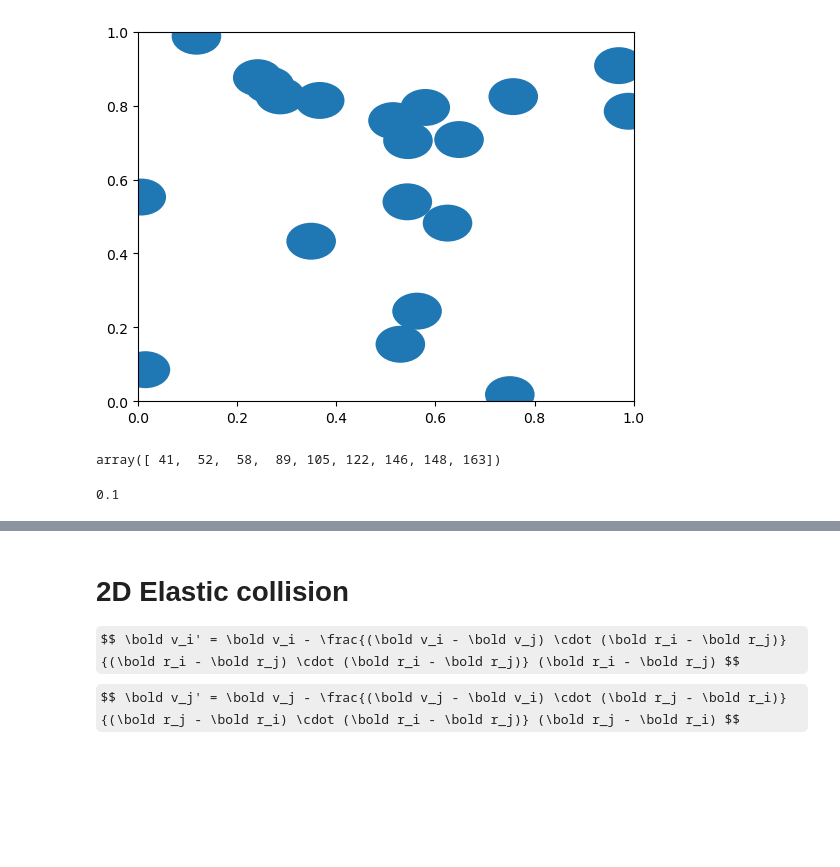
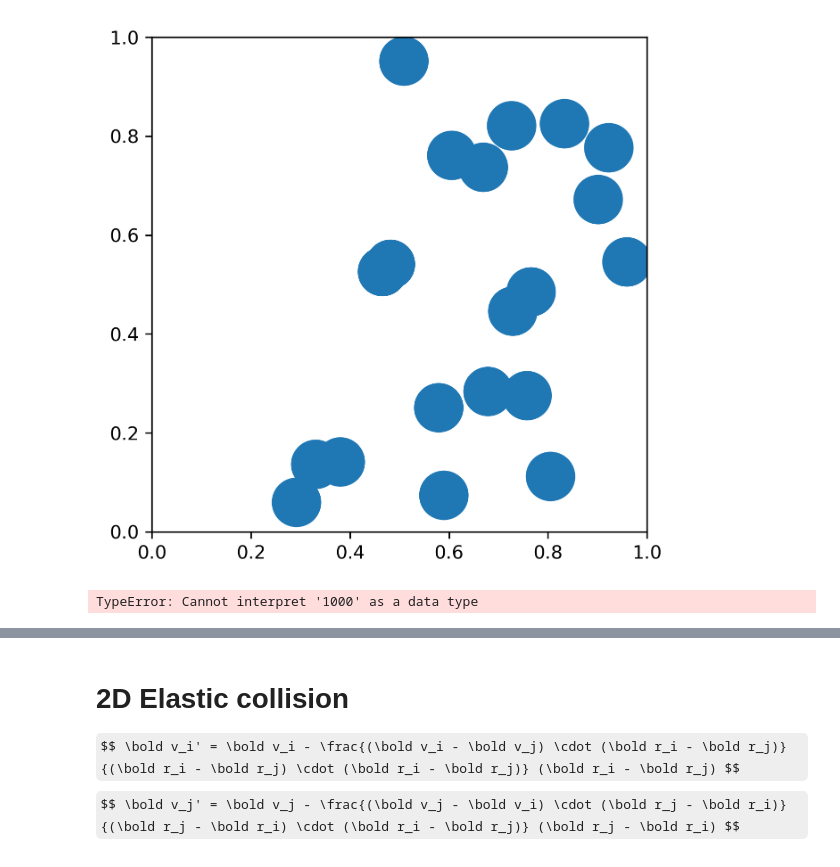
Before and after one commit to louishrm/ideal_gas, a Jupyter notebook: ideal_gas.ipynb, the cells around one changed output, grey strips where cells are left out. Cells and saved outputs as stored; diff of their text form; code cells hidden in the pictures; some formulas as TeX source; blank space fills up the shorter version.

Commit message:
function to animate gas, need to add wall coll

```diff
--- a/ideal_gas.ipynb
+++ b/ideal_gas.ipynb
@@ -1,6 +1,7 @@
 # %%
 import numpy as np
 import matplotlib.pyplot as plt
+plt.rcParams['figure.dpi'] = 300
 # %%
 class IdealGas:
 
@@ -48,13 +49,10 @@ class IdealGas:
         i,j = rows[collisions], cols[collisions]
         vdiff = self.v[i] - self.v[j]
         rdiff = self.r[i] - self.r[j]
-        self.v[i] = self.v[i] - np.sum(vdiff*rdiff)/np.sum(rdiff**2)*rdiff
-        self.v[j] = self.v[j] + np.sum(vdiff*rdiff)/np.sum(rdiff**2)*rdiff
-
-
+        self.v[i] = self.v[i] -rdiff*(np.sum(rdiff*vdiff,axis=1)/np.sum(rdiff**2,axis=1))[:,np.newaxis]
+        self.v[j] = self.v[i] +rdiff*(np.sum(rdiff*vdiff,axis=1)/np.sum(rdiff**2,axis=1))[:,np.newaxis]
 
         return i,j
-
 
 
 
@@ -62,30 +60,36 @@ class IdealGas:
         """1) check wall collisions and update the velocities for the particles in question
         2) check particle collisions and update the velocities.
         3) step the positions"""
-
-        #check for collisions between particles or walls,
-        #updates the velocity vectors
         self.check_collisions()
-
         #step the positions
         self.r += self.v*self.dt
+
+
+    def animate(self):
+
+        positions = np.zeros((self.nparticles,2,len(self.t)))
+        velocities = np.zeros((self.nparticles, len(self.t)))
+
+        for n,t in enumerate(self.t):
+
+            self.step()
+
+            positions[:,:,n] = self.r
+            velocities[:,n] = np.sqrt(np.sum(self.v**2,axis=1))
+
+        return positions
 # %%
 nparticles = 20
 mass = 1
 radius = 0.05
 xlim = [0,1]
 ylim = [0,1]
-t = np.linspace(0,10,200)
+t = np.linspace(0,10,1000)
 gas = IdealGas( nparticles, mass, radius, xlim, ylim, t)
 # %%
+plt.gca().set_aspect('equal')
 for (x,y) in zip(gas.r[:,0], gas.r[:,1]):
     circle = plt.Circle((x,y), gas.radius, fill=True)
     plt.gca().add_artist(circle)
 # %% [output]
-[figure, old version]
+[figure, new version]
-# %%
-dij = gas.dij()
-rows,cols = np.triu_indices(gas.nparticles, k=1)
-np.where(dij[rows,cols]<=2*gas.radius)[0]
-# %% [output]
-array([ 41,  52,  58,  89, 105, 122, 146, 148, 163])
@@ -98,4 +96,4 @@ gas.v[i] = gas.v[i] - np.sum(vdiff*rdiff)/np.sum(rdiff**2)*rdiff
-# %%
-2*gas.radius
-# %% [output]
-0.1
+# %%
+pos = gas.animate()
+# %% [output]
+TypeError: Cannot interpret '1000' as a data type
```
Also changed, not shown: parts of 3 cells of this notebook.
